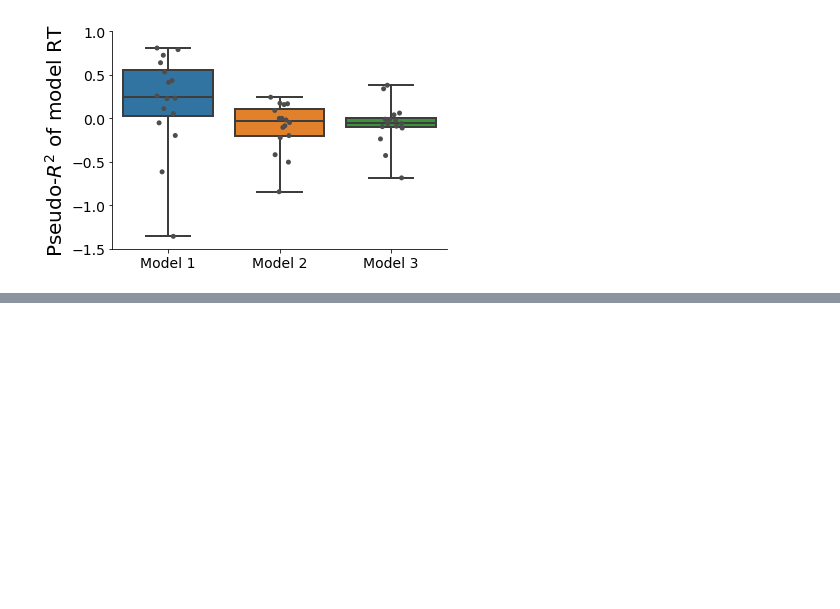
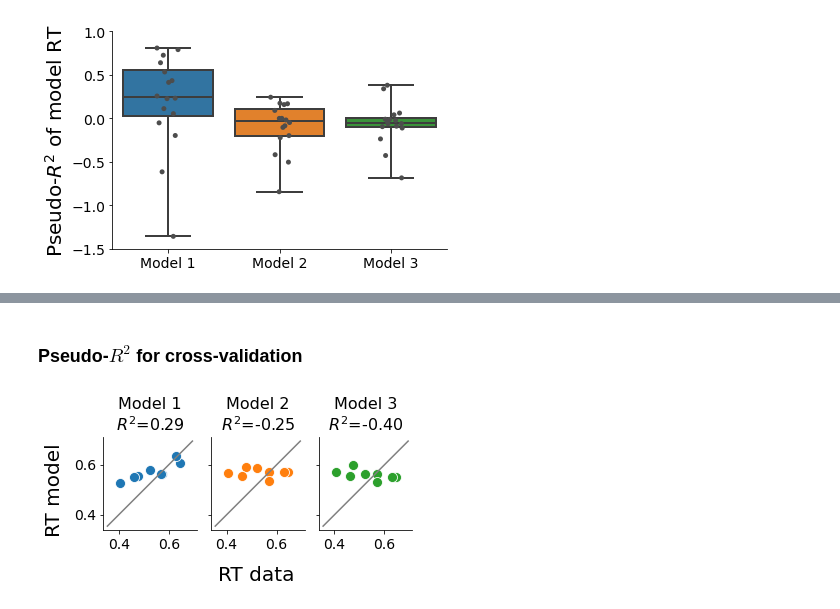
Before and after one commit to cherepaha/evidence_accumulation_in_gap_acceptance, a Jupyter notebook: data_and_model_analysis/06_supplementary_figures.ipynb, the cells around one changed output, grey strips where cells are left out. Drawn from its saved outputs; the diff is of its cells as text; code cells hidden in the pictures; blank space fills up the shorter version.

```diff
--- a/data_and_model_analysis/06_supplementary_figures.ipynb
+++ b/data_and_model_analysis/06_supplementary_figures.ipynb
@@ -420,5 +520,0 @@ def plot_data_vs_model(var, data_vs_model, model_no):
-# %%
-for model_no in [1,2,3]:
-    data_vs_model = get_data_vs_model_means(data_means=data_means, model_no=model_no, kind="full_data")
-    # plot_data_vs_model("p_go", data_vs_model, model_no=model_no)
-    plot_data_vs_model("RT", data_vs_model, model_no=model_no)
@@ -428,0 +521,26 @@ for model_no in [1,2,3]:
+# %% [markdown]
+### Pseudo-$R^2$ for cross-validation
+# %%
+fig, axes = plt.subplots(1, 3, figsize=(5,3), sharex=True, sharey=True)
+
+fig.text(0.43, 0.05, "RT data", fontsize=20)
+fig.text(-0.05, 0.27, "RT model", fontsize=20, rotation=90)
+
+for model_no, ax in zip([1, 2, 3], axes.flatten()):
+    data_vs_model = get_data_vs_model_means(data_means=data_means_cv, model_no=model_no, kind="cross_validation_8")
+
+    g = sns.scatterplot(ax=ax, data=data_vs_model, x="RT_data", y="RT_model", color="C%i" % (model_no-1), legend=False, s=100)
+
+    control_x = np.linspace(data_vs_model.RT_data.min()-0.05, data_vs_model.RT_data.max()+0.05, 2)
+    ax.plot(control_x, control_x, color="grey")
+    ax.set_aspect("equal")
+    ax.set_xlabel("")
+    ax.set_ylabel("")
+    fit_metric = (1 - ((data_vs_model["RT_model"]-data_vs_model["RT_data"]).pow(2).sum())
+              /(data_vs_model["RT_data"]-data_vs_model["RT_data"].mean()).pow(2).sum())
+    ax.set_title("Model %s\n$R^2$=%.2f" % (model_no, fit_metric), fontsize=16)
+
+plt.tight_layout()
+plt.savefig("../output/fig_SI_RT_pseudo_r_2_cv.png", bbox_inches="tight")
+# %% [output]
+[figure, added]
```
Also changed, not shown: parts of 21 cells of this notebook, 8 other files.
